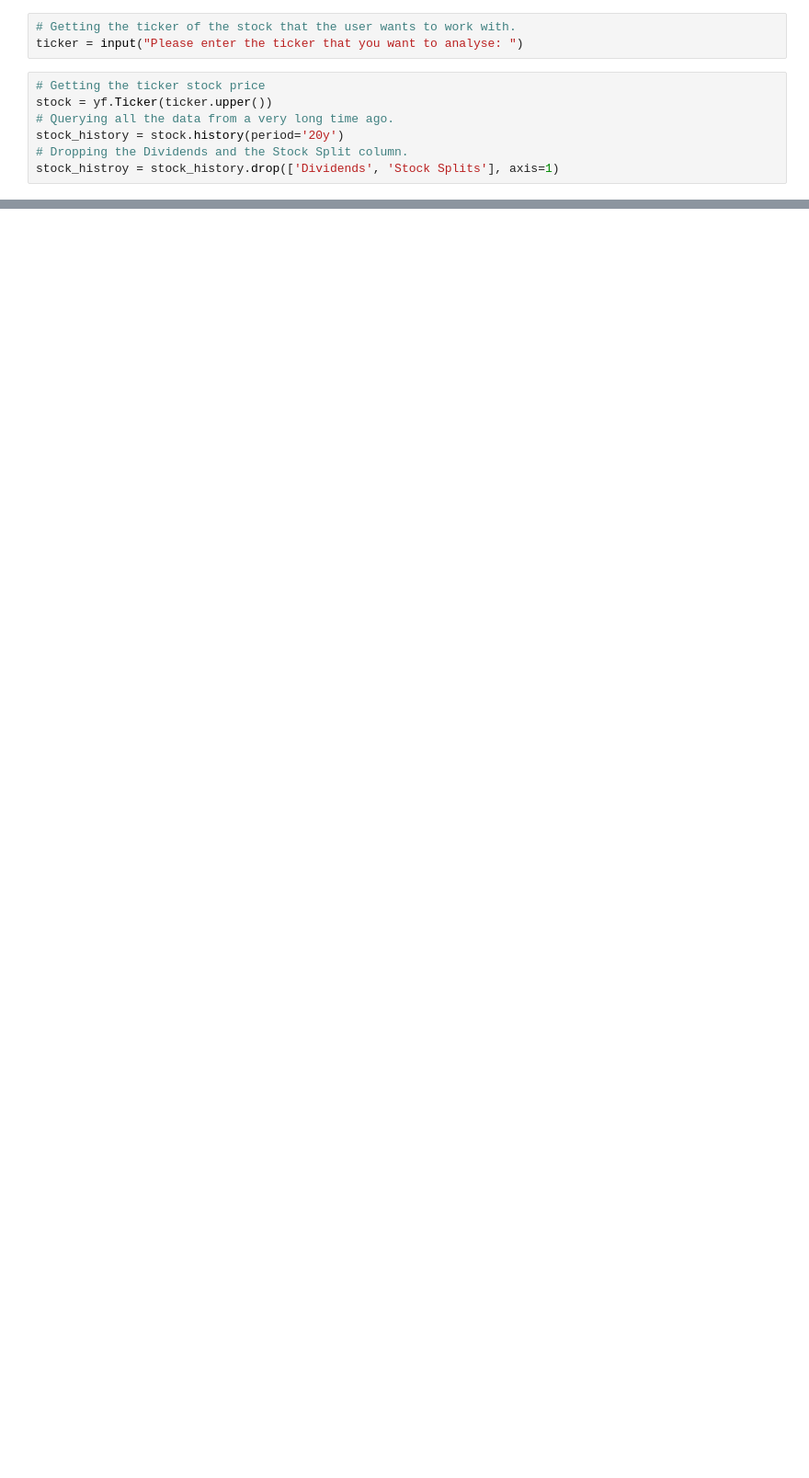
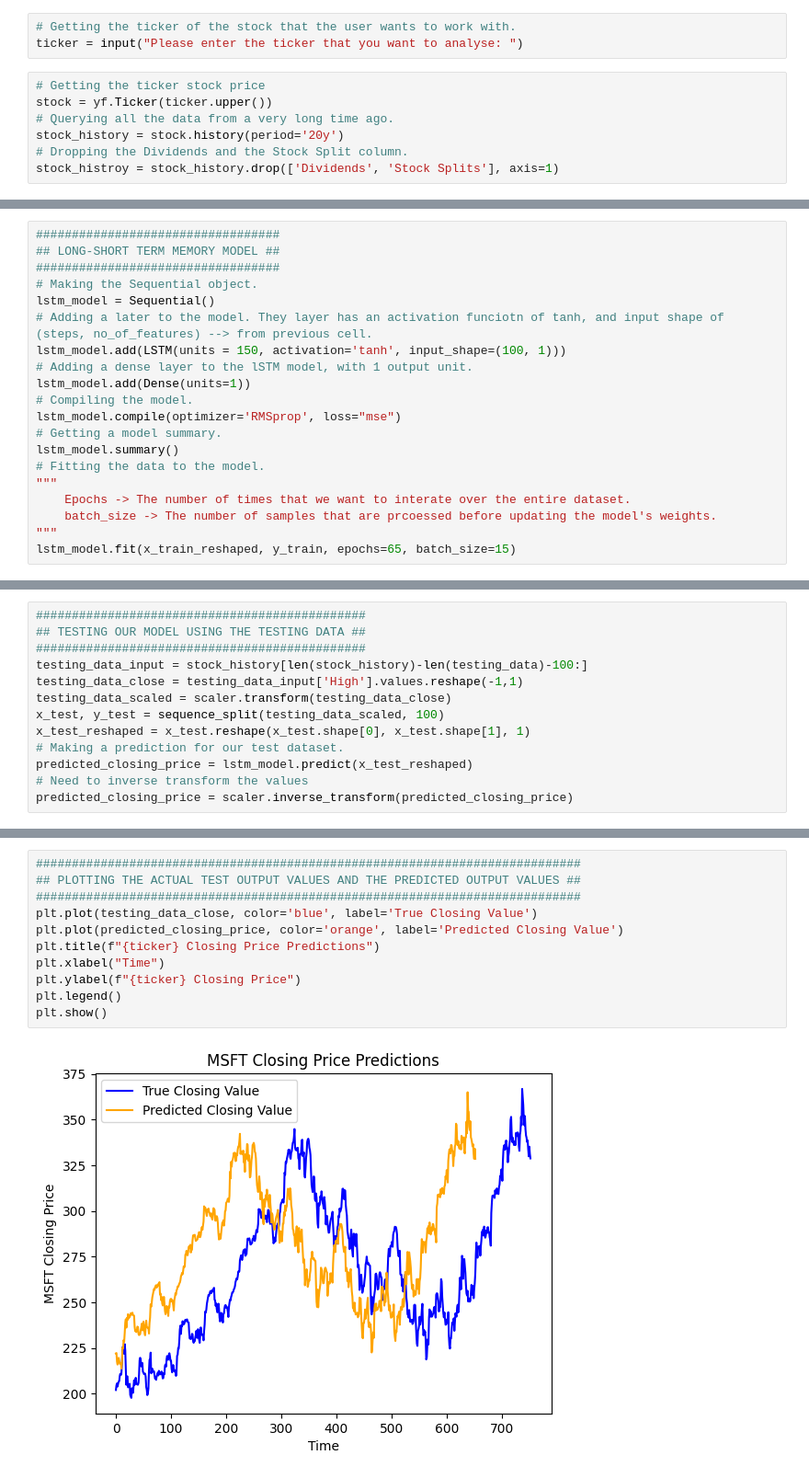
Before and after one commit to DivyeshVed/StockPricePredictor, a Jupyter notebook: rnn.ipynb, the cells around one changed output, grey strips where cells are left out. Shown: that part at 92% size. Drawn from its saved outputs; the diff is of its cells as text; blank space fills up the shorter version.

```diff
--- a/rnn.ipynb
+++ b/rnn.ipynb
@@ -40,0 +92,20 @@ testing_data['Close'].plot(figsize=(20,4), legend=True, color='red')
+# %%
+##################################
+## LONG-SHORT TERM MEMORY MODEL ##
+##################################
+# Making the Sequential object.
+lstm_model = Sequential()
+# Adding a later to the model. They layer has an activation funciotn of tanh, and input shape of (steps, no_of_features) --> from previous cell.
+lstm_model.add(LSTM(units = 150, activation='tanh', input_shape=(100, 1)))
+# Adding a dense layer to the lSTM model, with 1 output unit.
+lstm_model.add(Dense(units=1))
+# Compiling the model.
+lstm_model.compile(optimizer='RMSprop', loss="mse")
+# Getting a model summary.
+lstm_model.summary()
+# Fitting the data to the model.
+"""
+    Epochs -> The number of times that we want to interate over the entire dataset.
+    batch_size -> The number of samples that are prcoessed before updating the model's weights.
+"""
+lstm_model.fit(x_train_reshaped, y_train, epochs=65, batch_size=15)
@@ -40,0 +131,13 @@ testing_data['Close'].plot(figsize=(20,4), legend=True, color='red')
+# %%
+##############################################
+## TESTING OUR MODEL USING THE TESTING DATA ##
+##############################################
+testing_data_input = stock_history[len(stock_history)-len(testing_data)-100:]
+testing_data_close = testing_data_input['High'].values.reshape(-1,1)
+testing_data_scaled = scaler.transform(testing_data_close)
+x_test, y_test = sequence_split(testing_data_scaled, 100)
+x_test_reshaped = x_test.reshape(x_test.shape[0], x_test.shape[1], 1)
+# Making a prediction for our test dataset.
+predicted_closing_price = lstm_model.predict(x_test_reshaped)
+# Need to inverse transform the values
+predicted_closing_price = scaler.inverse_transform(predicted_closing_price)
@@ -40,0 +146,13 @@ testing_data['Close'].plot(figsize=(20,4), legend=True, color='red')
+# %%
+############################################################################
+## PLOTTING THE ACTUAL TEST OUTPUT VALUES AND THE PREDICTED OUTPUT VALUES ##
+############################################################################
+plt.plot(testing_data_close, color='blue', label='True Closing Value')
+plt.plot(predicted_closing_price, color='orange', label='Predicted Closing Value')
+plt.title(f"{ticker} Closing Price Predictions")
+plt.xlabel("Time")
+plt.ylabel(f"{ticker} Closing Price")
+plt.legend()
+plt.show()
+# %% [output]
+[figure, added]
```
Also changed, not shown: parts of 9 cells of this notebook, 1 other file.
